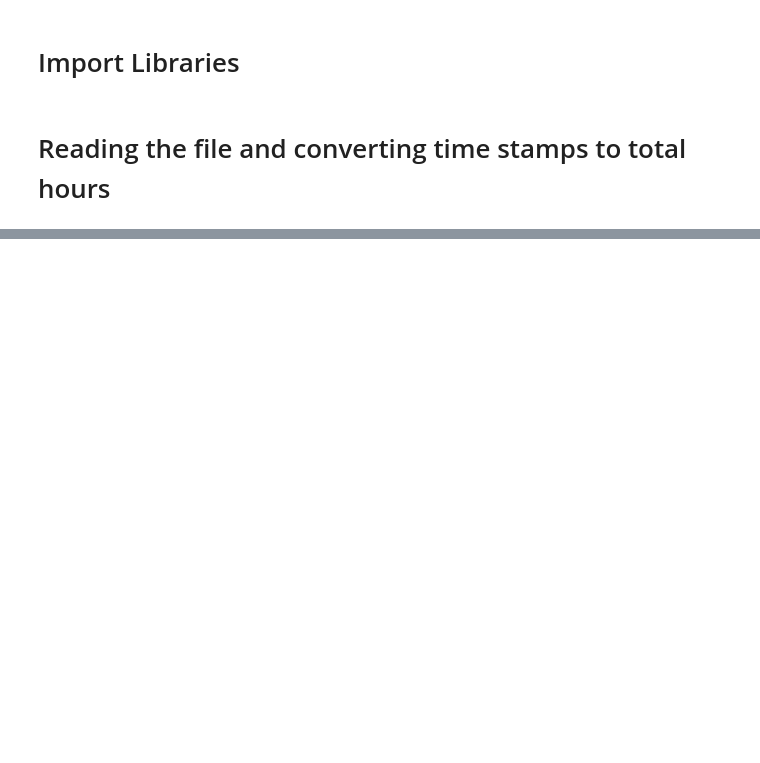
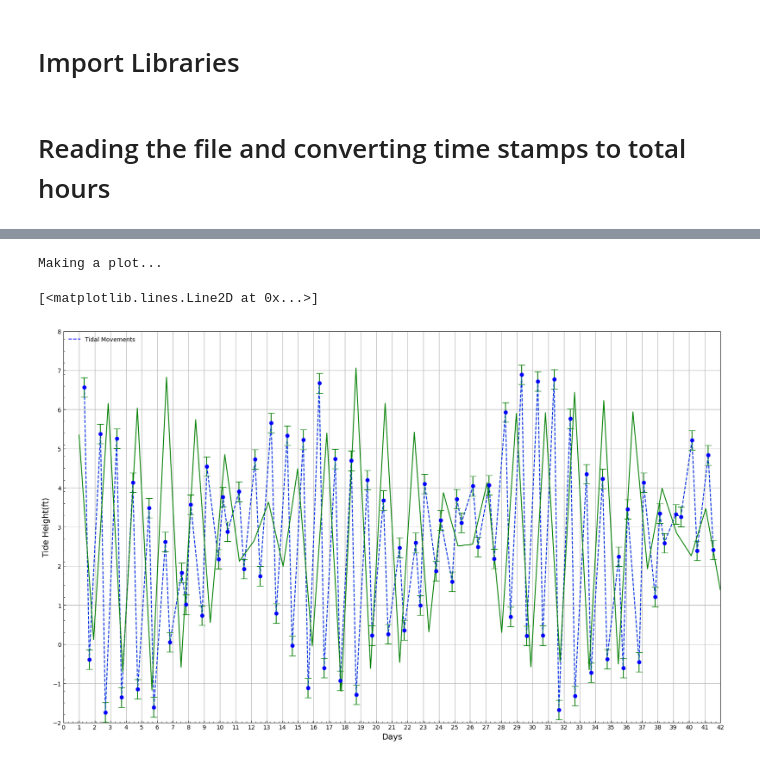
Before and after one commit to portablerug/Group-C, a Jupyter notebook: importingdata+hours.ipynb, the cells around one changed output, grey strips where cells are left out. Drawn from its saved outputs; the diff is of its cells as text; code cells hidden in the pictures; blank space fills up the shorter version.

```diff
--- a/importingdata+hours.ipynb
+++ b/importingdata+hours.ipynb
@@ -44,10 +17,11 @@ day=np.zeros(len(data))
 height=np.zeros(len(data))
 time=np.zeros(len(data))
 hours = np.zeros(len(data))
+day_hours = np.zeros(len(data))
 for i in range(len(data)):
     day[i] = data[i][0]
     datetime_obj = datetime.strptime(data[i][1], "%H:%M")  #parse time define the hour and the minute
     hours[i] = datetime_obj.hour + datetime_obj.minute / 60     #add the minutes / 60 to the hours to get total hours
-    #hours_list.append(hours)  #add values to the list
+    day_hours[i] = day[i] + hours[i] / 24
     #rounded_hours = [round(hours,1)for hours in hours_list]
     height[i] = data[i][2]
@@ -91,0 +28,70 @@ for i in range(len(data)):
+# %%
+time = np.linspace(1,42,45)
+amplitude = 3.78
+frequency = 0.5
+phase = np.pi / -6.0
+tide_height = amplitude * np.sin(2 * np.pi * frequency * time + phase) + np.random.normal(scale=0.5, size=len(time))
+shifted_tide_height = tide_height + 2.7
+# %%
+def scatter_plot(x, y,
+                 flag_save=True,    # save the figure?
+                 xlabel='Days',        # x-axis label
+                 ylabel='Tide Height(ft)',        # y-axis label
+                 lcolor='blue',      # line color
+                 pcolor='black',     # point color
+                 fs=14,):             # font size
+
+    # Define a figure and axis
+    f, ax = plt.subplots(1, 1, figsize=(20, 12))
+
+    ax.grid(True)
+
+    ax.xaxis.set_tick_params(which='major', direction='in')
+    ax.yaxis.set_tick_params(which='major', direction='in')
+    ax.xaxis.set_tick_params(which='minor', direction='in')
+    ax.yaxis.set_tick_params(which='minor', direction='in')
+
+
+    ax.xaxis.set_major_locator(MultipleLocator(1.))
+    ax.xaxis.set_minor_locator(MultipleLocator(0.3))
+
+    ax.yaxis.set_major_locator(MultipleLocator(1.))
+    ax.yaxis.set_minor_locator(MultipleLocator(0.3))
+
+    # Plot y vs. x
+    ax.plot(x, y, color=lcolor, linewidth=1.5, linestyle='dashed', label='Tidal Movements')  # a line
+
+    yerr=0.25
+    ax.errorbar(x,y,yerr=0.25,fmt='bo',capsize=6.0,ecolor='green')     # fmt = format = blue dot
+
+    # Label our axes
+    ax.set_xlabel(xlabel, fontsize=fs)
+    ax.set_ylabel(ylabel, fontsize=fs)
+
+    ax.set_xlim(0, 42)
+    ax.set_ylim(-2, 8)
+
+    # Create a legend without a frame
+    # in the upper left-hand corner
+    ax.legend(loc='upper left', frameon=False)
+
+    plt.plot(x, y, ':', label='data')
+
+    if flag_save:
+        plt.savefig(fname='group_graph.pdf', bbox_inches='tight', dpi=400)
+
+print('Making a plot...')
+
+    #define x: Day of the year
+x_data = day_hours
+
+    #define y: Tide Height
+y_data = height
+
+# make the plot
+scatter_plot(x_data, y_data)
+plt.plot(time, shifted_tide_height, label='Shifted Tide Data', color='green', linestyle='-')
+# %% [output]
+Making a plot...
+[<matplotlib.lines.Line2D at 0x...>]
+[figure, added]
```
Also changed, not shown: parts of 13 cells of this notebook.
